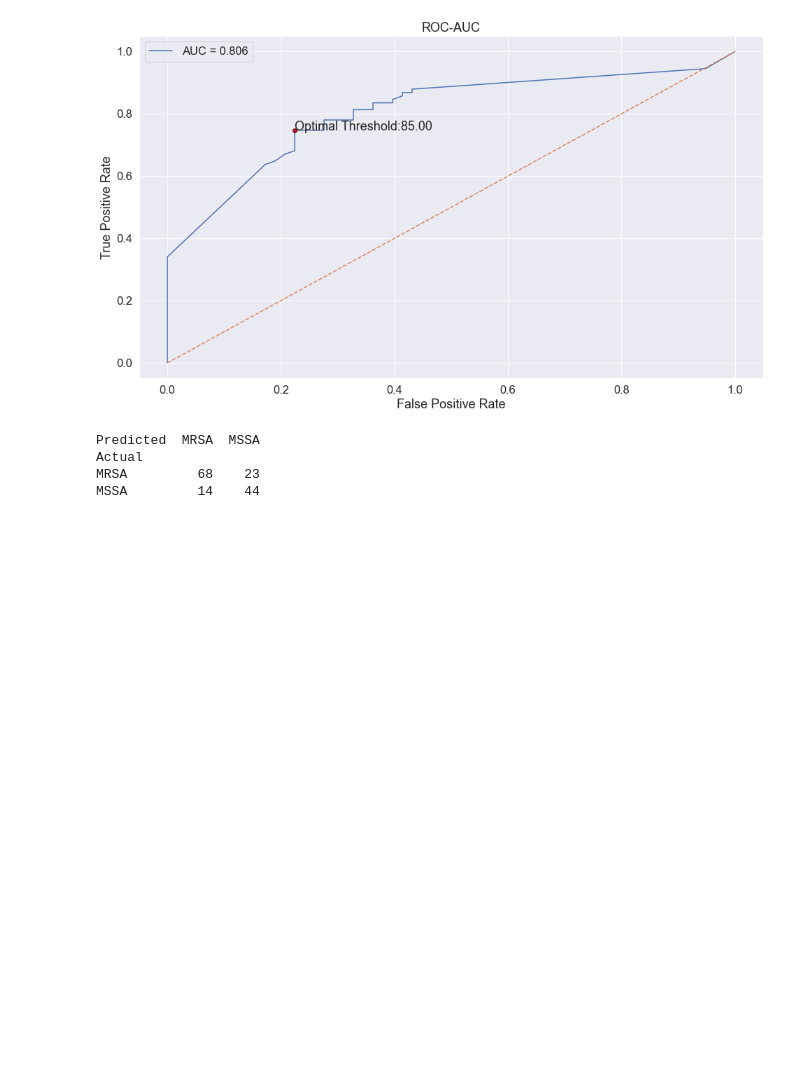
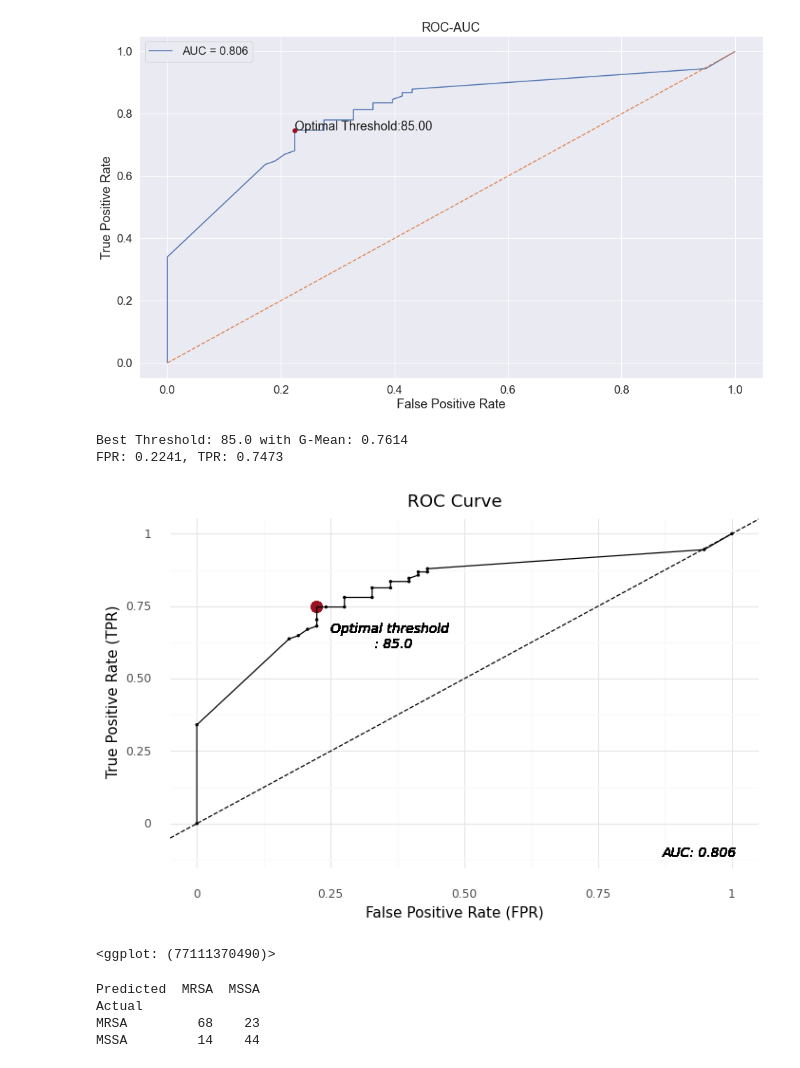
Before and after one commit to ChunWeiPeng/CMUH, a Jupyter notebook: CDSS_SA.ipynb, the cells around one changed output. Cells and saved outputs as stored; diff of their text form; code cells hidden in the pictures; blank space fills up the shorter version.

```diff
--- a/CDSS_SA.ipynb
+++ b/CDSS_SA.ipynb
@@ -128,6 +125,70 @@ plt.show
 # %% [output]
 <function matplotlib.pyplot.show(close=None, block=None)>
 [figure]
+# %%
+# Import module for data visualization
+from plotnine import *
+import plotnine
+
+# Create the ROC curve
+fpr, tpr, thresholds = roc_curve(SA['Resist_bool'], SA.PredValue)
+
+# Plot the ROC curve
+df_fpr_tpr = pd.DataFrame({'FPR':fpr, 'TPR':tpr, 'Threshold':thresholds})
+
+
+# Calculate the G-mean
+gmean = np.sqrt(tpr * (1 - fpr))
+
+# Find the optimal threshold
+index = np.argmax(gmean)
+thresholdOpt = round(thresholds[index], ndigits = 4)
+gmeanOpt = round(gmean[index], ndigits = 4)
+fprOpt = round(fpr[index], ndigits = 4)
+tprOpt = round(tpr[index], ndigits = 4)
+print('Best Threshold: {} with G-Mean: {}'.format(thresholdOpt, gmeanOpt))
+print('FPR: {}, TPR: {}'.format(fprOpt, tprOpt))
+
+# Create data viz
+plotnine.options.figure_size = (8, 4.8)
+(
+    ggplot(data = df_fpr_tpr)+
+    geom_point(aes(x = 'FPR',
+                   y = 'TPR'),
+               size = 0.4)+
+    # Best threshold
+    geom_point(aes(x = fprOpt,
+                   y = tprOpt),
+               color = '#981220',
+               size = 4)+
+    geom_abline(color='black',
+                linetype="dashed")+
+    geom_line(aes(x = 'FPR',
+                  y = 'TPR'))+
+    geom_text(aes(x = fprOpt,
+                  y = tprOpt),
+              label = 'Optimal threshold \n : {}'.format(thresholdOpt),
+              nudge_x = 0.14,
+              nudge_y = -0.10,
+              size = 10,
+              fontstyle = 'italic')+
+    geom_text(aes(x = 0.8,
+                  y = 0),
+              label = 'AUC: {}'.format(round(roc_auc, ndigits = 3)),
+              nudge_x = 0.14,
+              nudge_y = -0.10,
+              size = 10,
+              fontstyle = 'italic')+
+    labs(title = 'ROC Curve')+
+    xlab('False Positive Rate (FPR)')+
+    ylab('True Positive Rate (TPR)')+
+    theme_minimal()
+)
+# %% [output]
+Best Threshold: 85.0 with G-Mean: 0.7614
+FPR: 0.2241, TPR: 0.7473
+[figure, added]
+<ggplot: (77111370490)>
 # %%
 # confusion matrix
 SA['Threshold'] = np.where(SA.PredValue>optimal_th, 'MRSA', 'MSSA')
```
Also changed, not shown: parts of 3 cells of this notebook, 2 other files.
